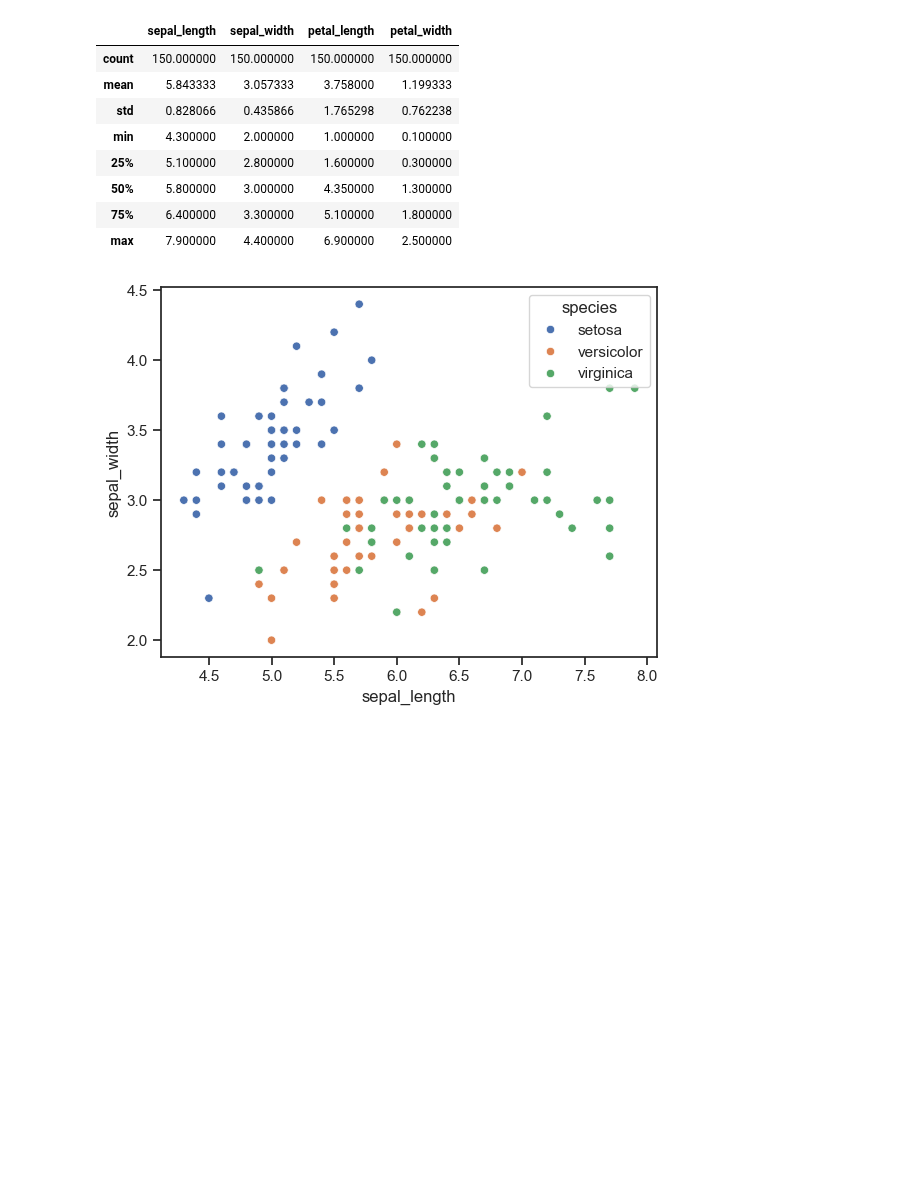
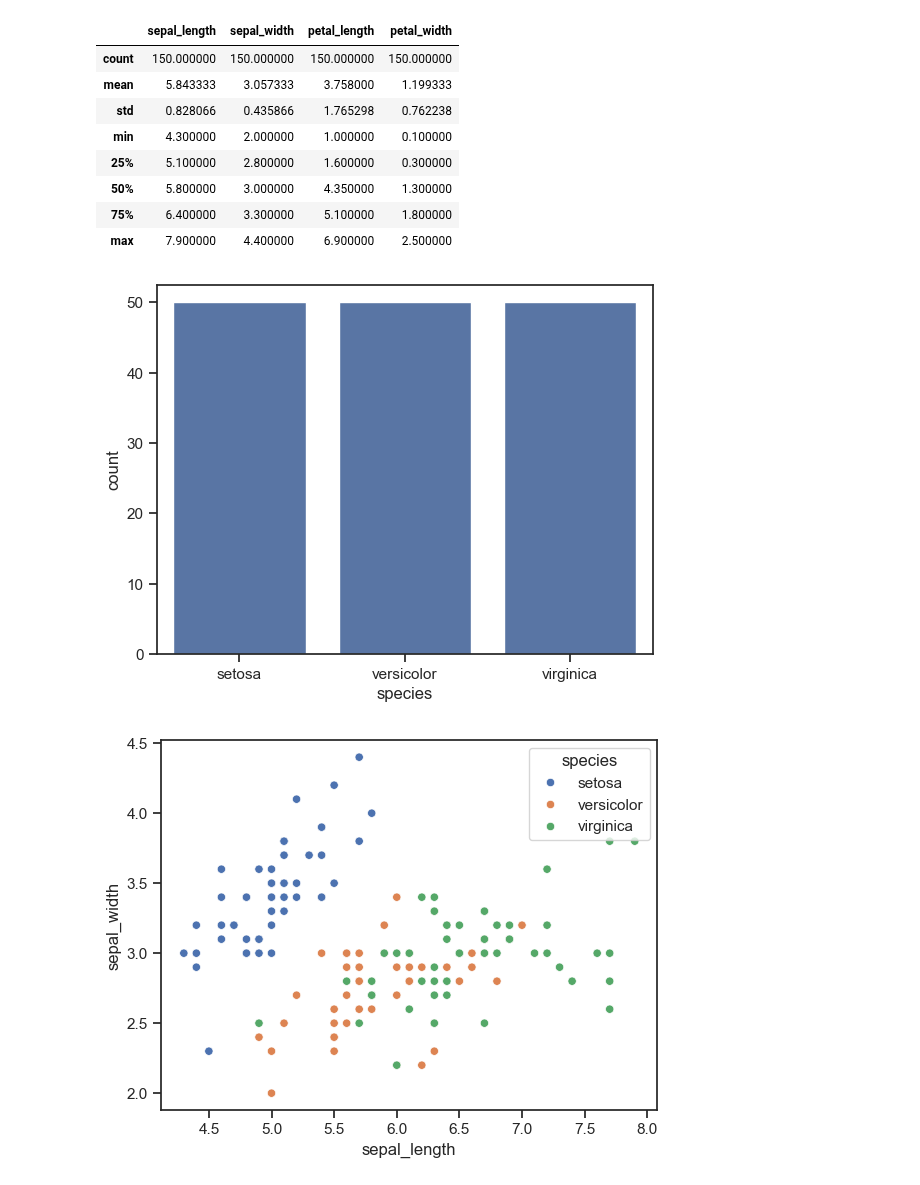
Before and after one commit to aayushma013/DataScience, a Jupyter notebook: visualizaton.ipynb, the cells around one changed output. Drawn from its saved outputs; the diff is of its cells as text; code cells hidden in the pictures; blank space fills up the shorter version.

Commit message:
data visualization

```diff
--- a/visualizaton.ipynb
+++ b/visualizaton.ipynb
@@ -601,6 +601,11 @@ df.describe()
 | 50% | 5.800000 | 3.000000 | 4.350000 | 1.300000 |
 | 75% | 6.400000 | 3.300000 | 5.100000 | 1.800000 |
 | max | 7.900000 | 4.400000 | 6.900000 | 2.500000 |
+# %%
+sns.countplot(data = df, x = 'species')
+plt.show()
+# %% [output]
+[figure, added]
 # %%
 sns.scatterplot(
     data = df,
```
